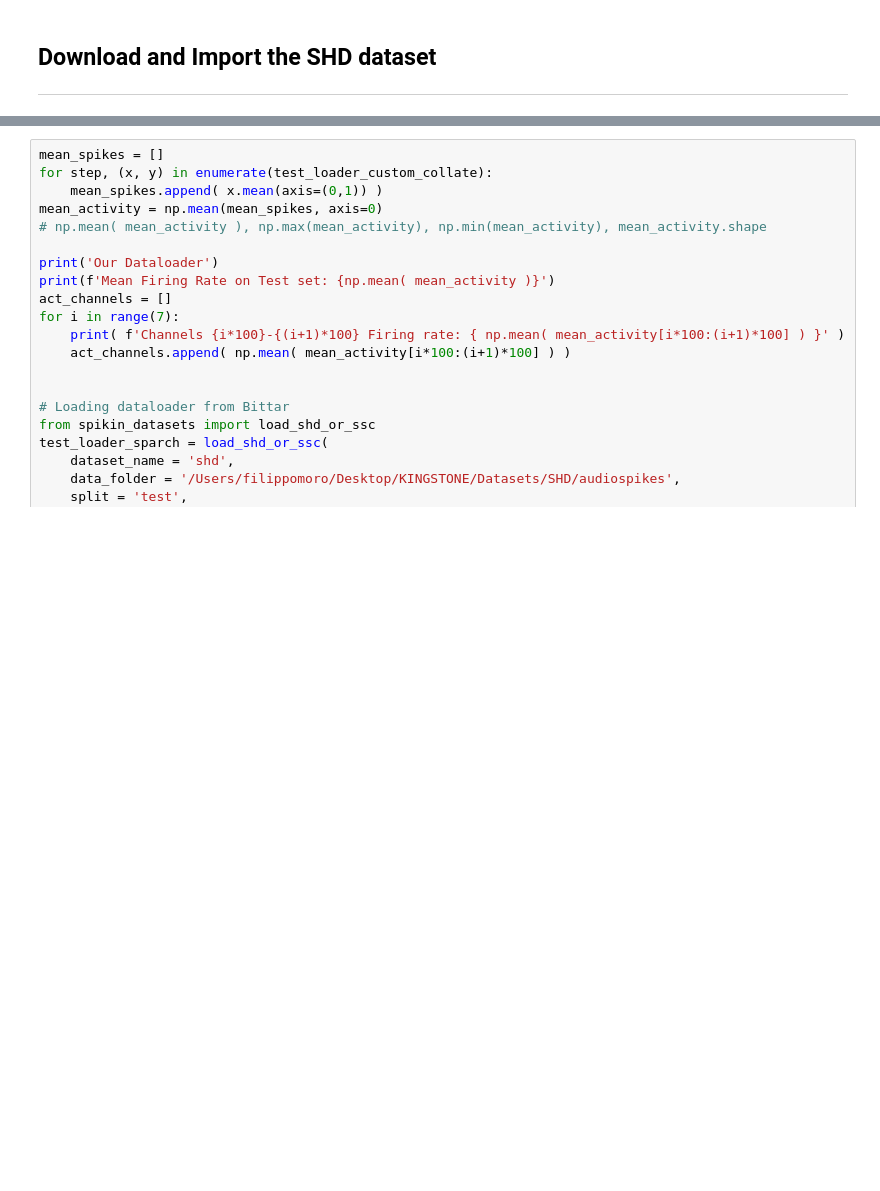
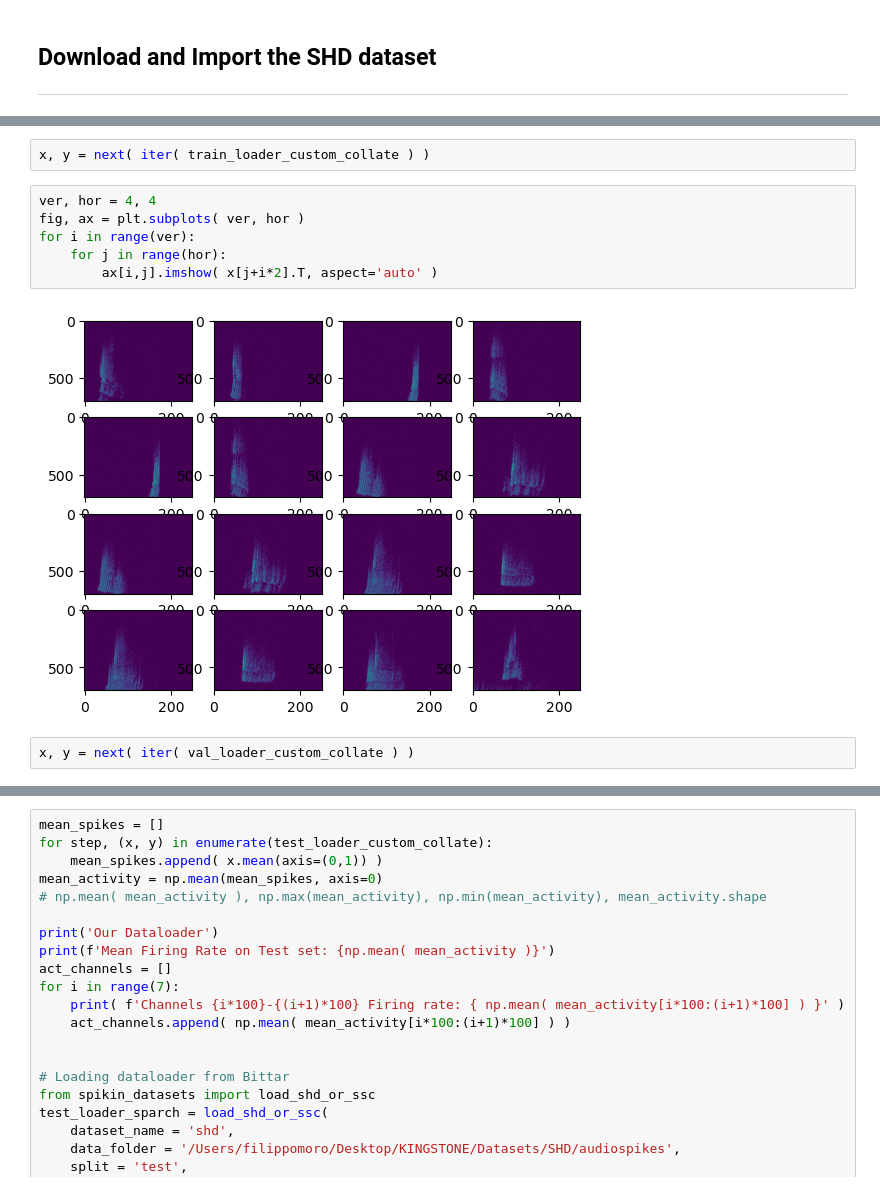
Before and after one commit to EIS-Hub/hSNN, a Jupyter notebook: debug.ipynb, the cells around one changed output, grey strips where cells are left out. Drawn from its saved outputs; the diff is of its cells as text; blank space fills up the shorter version.

```diff
--- a/debug.ipynb
+++ b/debug.ipynb
@@ -38,0 +36,12 @@ Train DL size: 2, Validation DL size: 9981, Test DL size: 20382
+# %%
+x, y = next( iter( train_loader_custom_collate ) )
+# %%
+ver, hor = 4, 4
+fig, ax = plt.subplots( ver, hor )
+for i in range(ver):
+    for j in range(hor):
+        ax[i,j].imshow( x[j+i*2].T, aspect='auto' )
+# %% [output]
+[figure, added]
+# %%
+x, y = next( iter( val_loader_custom_collate ) )
```
Also changed, not shown: parts of 5 cells of this notebook, 4 other files.
